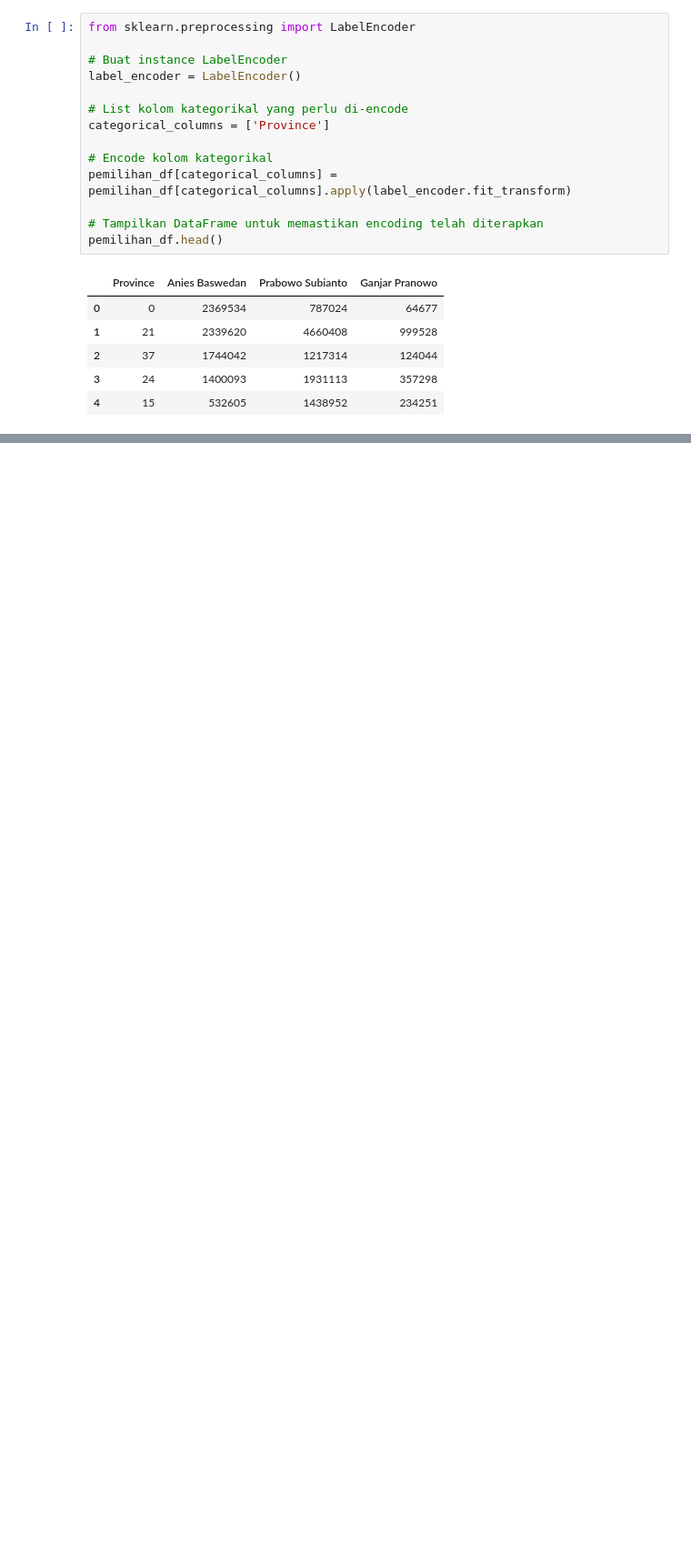
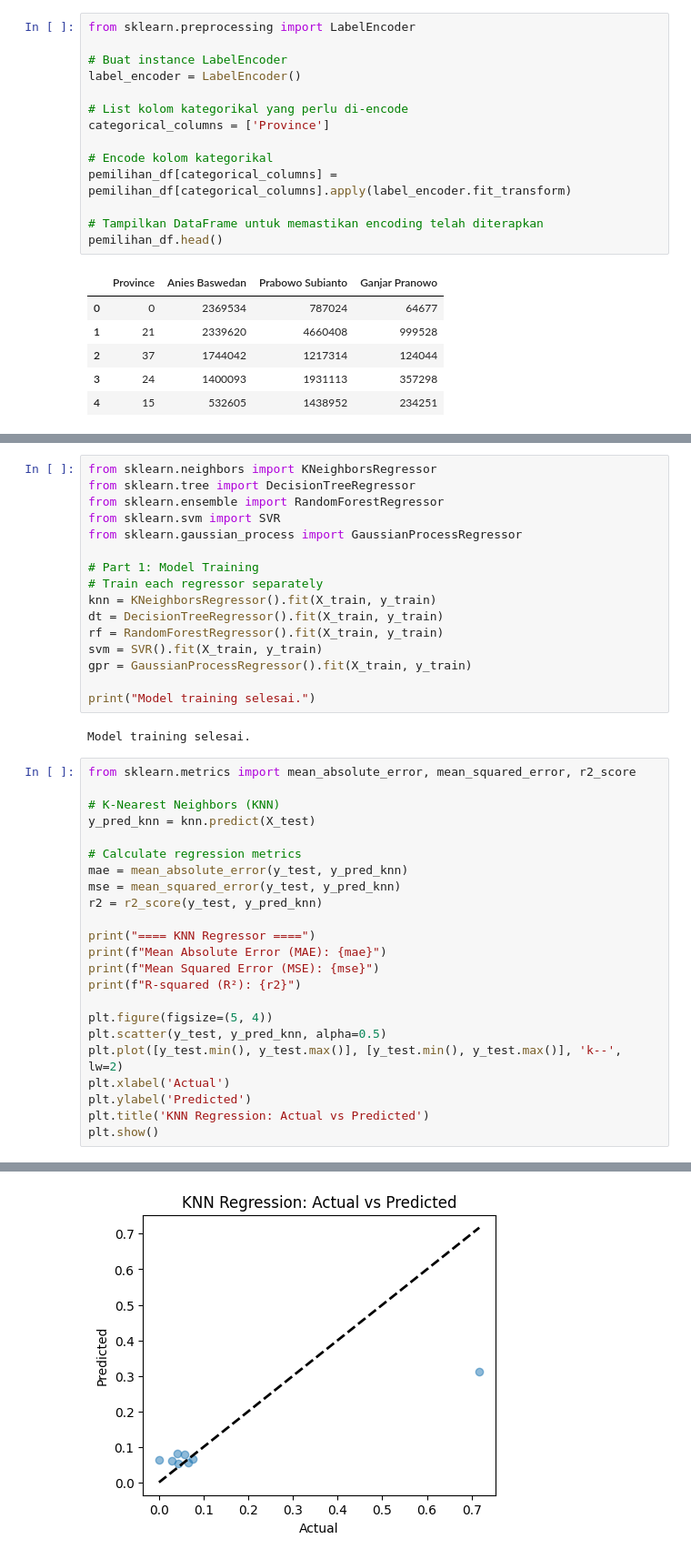
Before and after one commit to WildanFadhilNazaruddin/Belajar-Machine-Learning-Dasar, a Jupyter notebook: Belajar /main.ipynb, the cells around one changed output, grey strips where cells are left out. Shown: that part at 91% size. Drawn from its saved outputs; the diff is of its cells as text; blank space fills up the shorter version.

```diff
--- a/Belajar /main.ipynb
+++ b/Belajar /main.ipynb
@@ -202,0 +214,42 @@ print(f"Test set shape: X_test={X_test.shape}, y_test={y_test.shape}")
+# %%
+from sklearn.neighbors import KNeighborsRegressor
+from sklearn.tree import DecisionTreeRegressor
+from sklearn.ensemble import RandomForestRegressor
+from sklearn.svm import SVR
+from sklearn.gaussian_process import GaussianProcessRegressor
+
+# Part 1: Model Training
+# Train each regressor separately
+knn = KNeighborsRegressor().fit(X_train, y_train)
+dt = DecisionTreeRegressor().fit(X_train, y_train)
+rf = RandomForestRegressor().fit(X_train, y_train)
+svm = SVR().fit(X_train, y_train)
+gpr = GaussianProcessRegressor().fit(X_train, y_train)
+
+print("Model training selesai.")
+# %% [output]
+Model training selesai.
+# %%
+from sklearn.metrics import mean_absolute_error, mean_squared_error, r2_score
+
+# K-Nearest Neighbors (KNN)
+y_pred_knn = knn.predict(X_test)
+
+# Calculate regression metrics
+mae = mean_absolute_error(y_test, y_pred_knn)
+mse = mean_squared_error(y_test, y_pred_knn)
+r2 = r2_score(y_test, y_pred_knn)
+
+print("==== KNN Regressor ====")
+print(f"Mean Absolute Error (MAE): {mae}")
+print(f"Mean Squared Error (MSE): {mse}")
+print(f"R-squared (R²): {r2}")
+
+plt.figure(figsize=(5, 4))
+plt.scatter(y_test, y_pred_knn, alpha=0.5)
+plt.plot([y_test.min(), y_test.max()], [y_test.min(), y_test.max()], 'k--', lw=2)
+plt.xlabel('Actual')
+plt.ylabel('Predicted')
+plt.title('KNN Regression: Actual vs Predicted')
+plt.show()
+# %% [output]
@@ -202,0 +260 @@ print(f"Test set shape: X_test={X_test.shape}, y_test={y_test.shape}")
+[figure, added]
```
Also changed, not shown: parts of 8 cells of this notebook.
